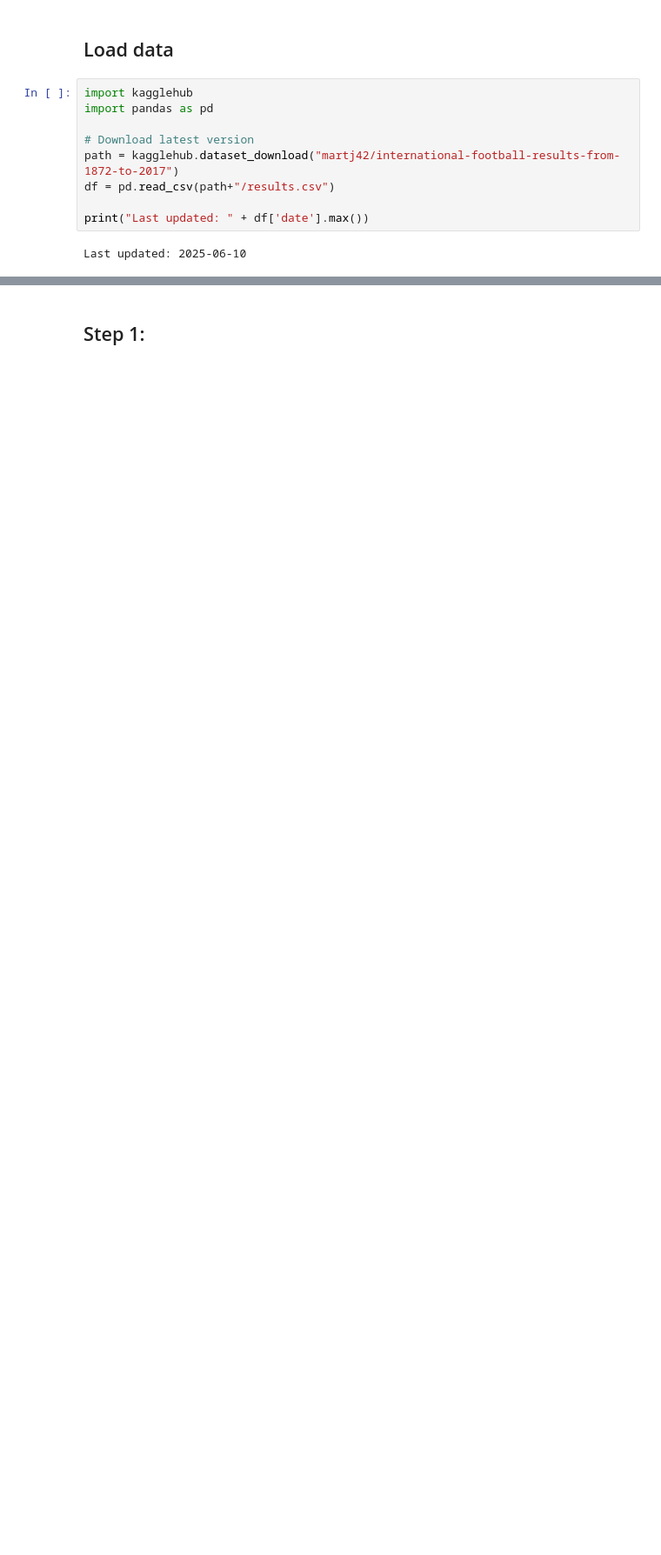
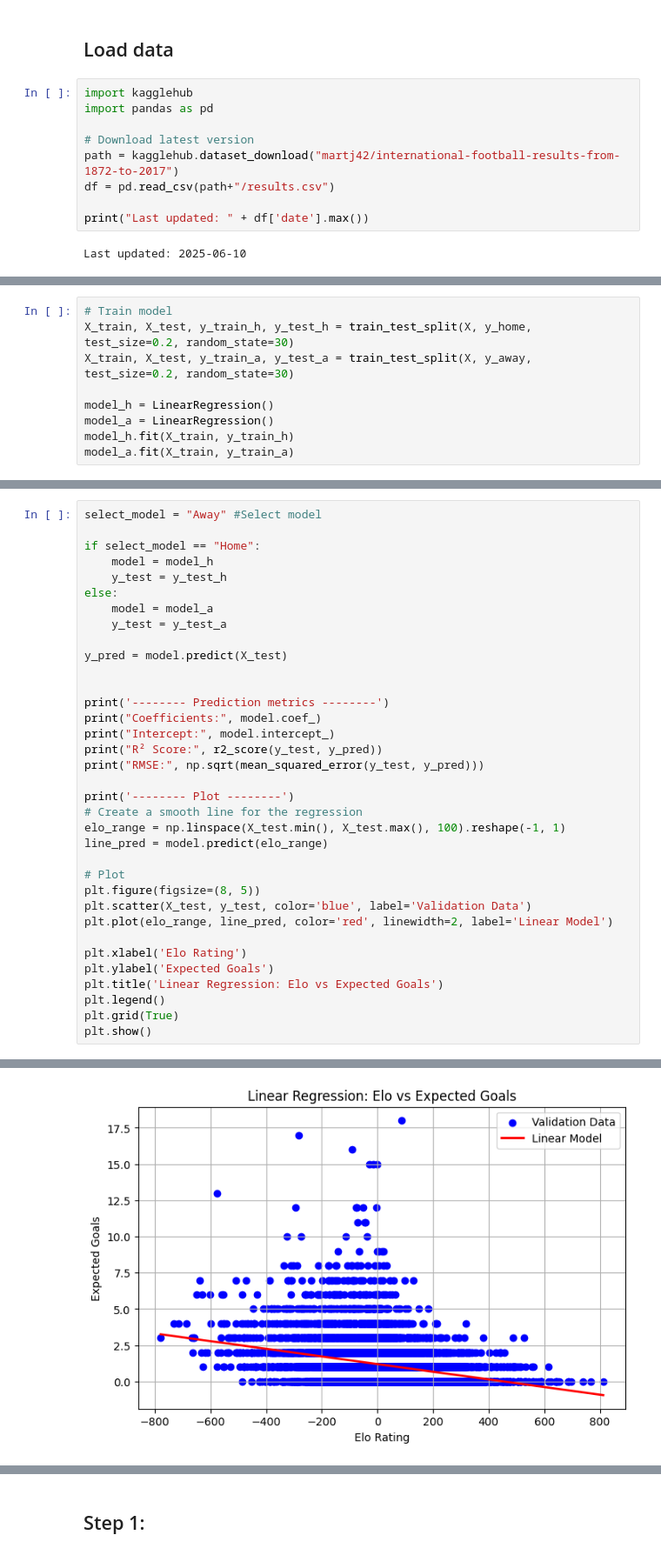
Before and after one commit to filipbrunmark/WC2026_Prediction, a Jupyter notebook: Sweden_Qualification_Chance.ipynb, the cells around one changed output, grey strips where cells are left out. Shown at 87% size. Cells and saved outputs as stored; diff of their text form; blank space fills up the shorter version.

```diff
--- a/Sweden_Qualification_Chance.ipynb
+++ b/Sweden_Qualification_Chance.ipynb
@@ -156,0 +208,9 @@ print(df_current_elo.sort_values('Elo', ascending=False).head(50))
+# %%
+# Train model
+X_train, X_test, y_train_h, y_test_h = train_test_split(X, y_home, test_size=0.2, random_state=30)
+X_train, X_test, y_train_a, y_test_a = train_test_split(X, y_away, test_size=0.2, random_state=30)
+
+model_h = LinearRegression()
+model_a = LinearRegression()
+model_h.fit(X_train, y_train_h)
+model_a.fit(X_train, y_train_a)
@@ -156,0 +219,36 @@ print(df_current_elo.sort_values('Elo', ascending=False).head(50))
+# %%
+select_model = "Away" #Select model
+
+if select_model == "Home":
+    model = model_h
+    y_test = y_test_h
+else:
+    model = model_a
+    y_test = y_test_a
+
+y_pred = model.predict(X_test)
+
+
+print('-------- Prediction metrics --------')
+print("Coefficients:", model.coef_)
+print("Intercept:", model.intercept_)
+print("R² Score:", r2_score(y_test, y_pred))
+print("RMSE:", np.sqrt(mean_squared_error(y_test, y_pred)))
+
+print('-------- Plot --------')
+# Create a smooth line for the regression
+elo_range = np.linspace(X_test.min(), X_test.max(), 100).reshape(-1, 1)
+line_pred = model.predict(elo_range)
+
+# Plot
+plt.figure(figsize=(8, 5))
+plt.scatter(X_test, y_test, color='blue', label='Validation Data')
+plt.plot(elo_range, line_pred, color='red', linewidth=2, label='Linear Model')
+
+plt.xlabel('Elo Rating')
+plt.ylabel('Expected Goals')
+plt.title('Linear Regression: Elo vs Expected Goals')
+plt.legend()
+plt.grid(True)
+plt.show()
+# %% [output]
@@ -156,0 +261 @@ print(df_current_elo.sort_values('Elo', ascending=False).head(50))
+[figure, added]
```
Also changed, not shown: parts of 21 cells of this notebook.
